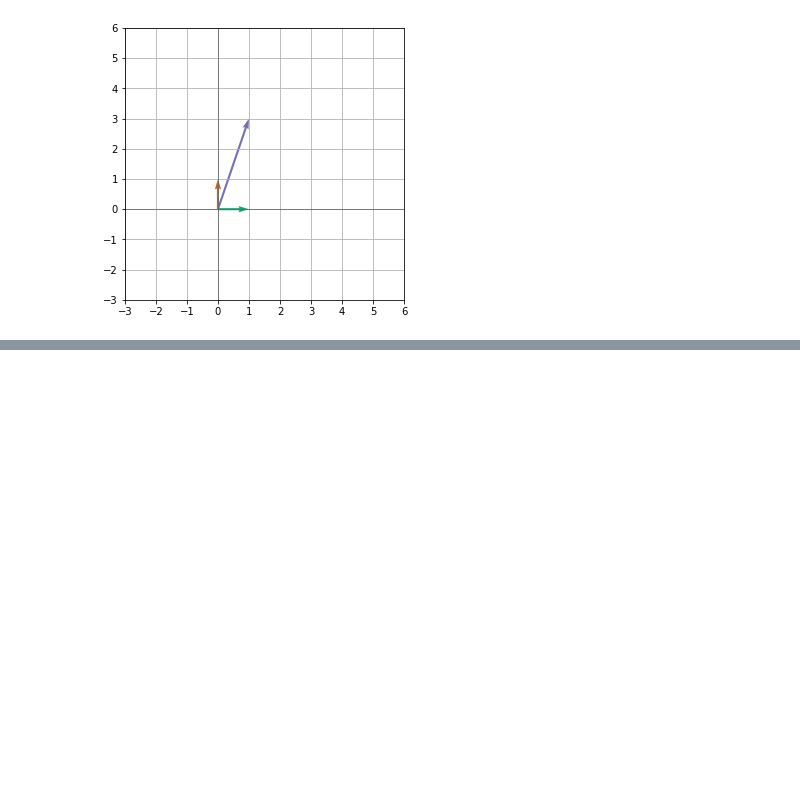
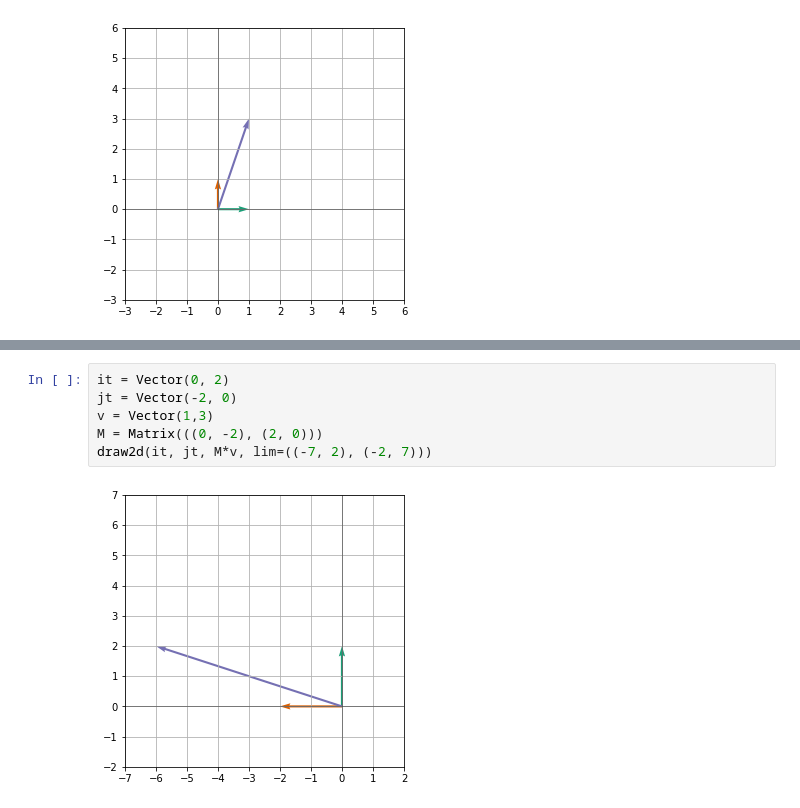
Before and after one commit to dperyel/math-is-fun, a Jupyter notebook: presentation.ipynb, the cells around one changed output, grey strips where cells are left out. Saved outputs shown, nothing was run; the diff lists cells and outputs as text; blank space fills up the shorter version.

```diff
--- a/presentation.ipynb
+++ b/presentation.ipynb
@@ -126,0 +144,8 @@ draw2d(i, j, a)
+# %%
+it = Vector(0, 2)
+jt = Vector(-2, 0)
+v = Vector(1,3)
+M = Matrix(((0, -2), (2, 0)))
+draw2d(it, jt, M*v, lim=((-7, 2), (-2, 7)))
+# %% [output]
+[figure, added]
```
Also changed, not shown: parts of 4 cells of this notebook, 1 other file.
